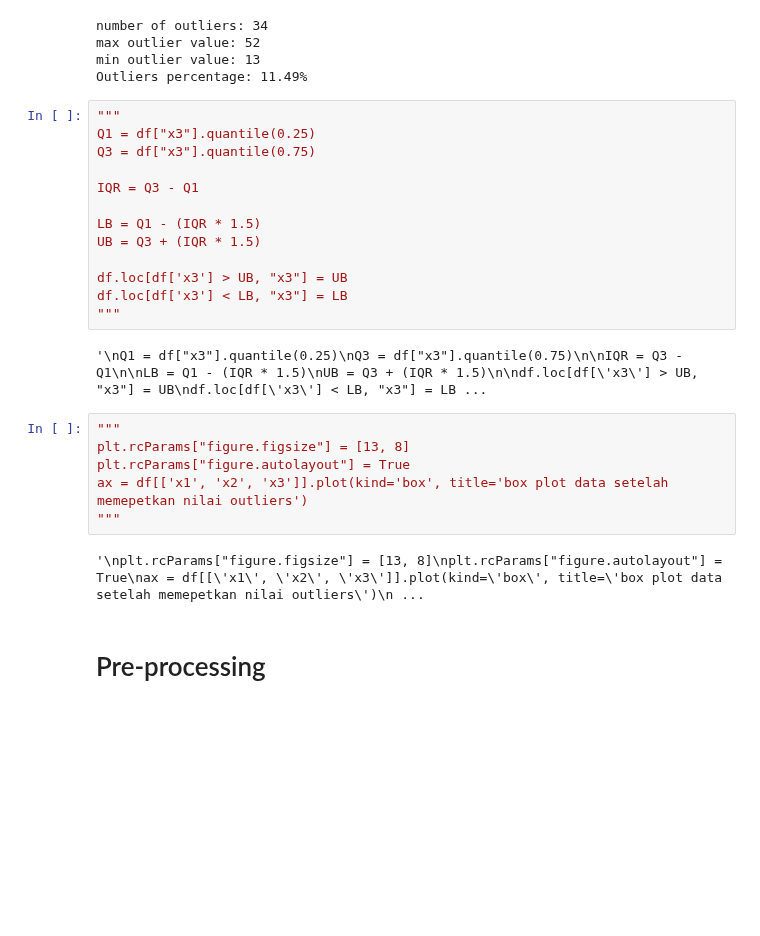
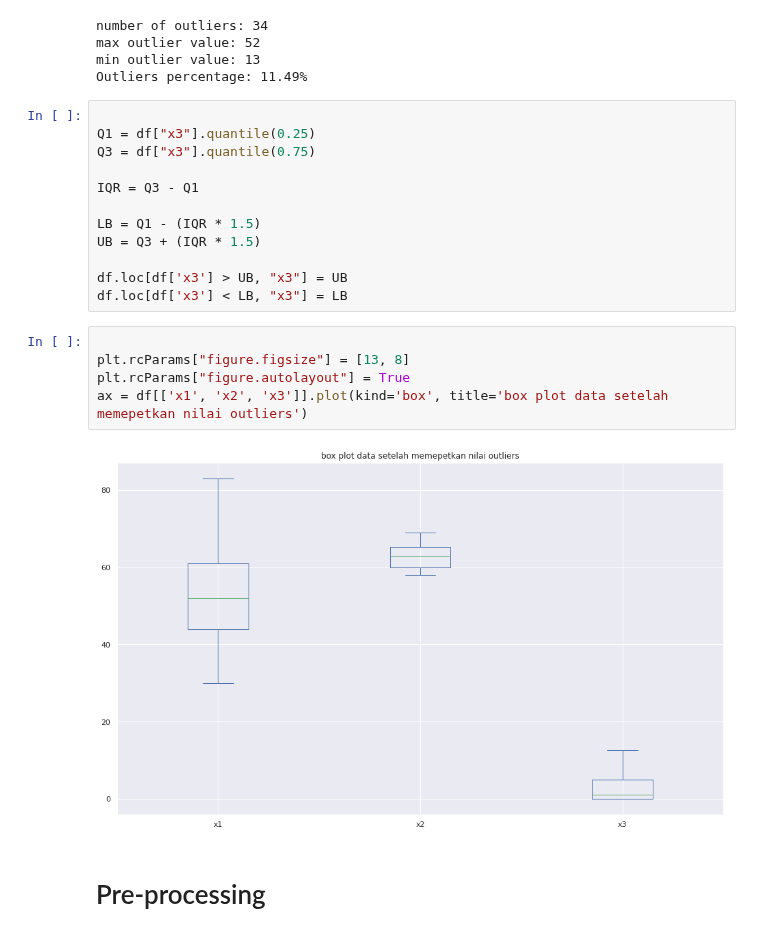
Before and after one commit to khalilullahalfaath/AI_Tubes-03-Learning, a Jupyter notebook: AI_Kelompok_15_Learning.ipynb, the cells around one changed output. Saved outputs shown, nothing was run; the diff lists cells and outputs as text; blank space fills up the shorter version.

```diff
--- a/AI_Kelompok_15_Learning.ipynb
+++ b/AI_Kelompok_15_Learning.ipynb
@@ -195,7 +195,7 @@ max outlier value: 52
 min outlier value: 13
 Outliers percentage: 11.49%
 # %%
-"""
+
 Q1 = df["x3"].quantile(0.25)
 Q3 = df["x3"].quantile(0.75)
 
@@ -206,17 +206,13 @@ UB = Q3 + (IQR * 1.5)
 
 df.loc[df['x3'] > UB, "x3"] = UB
 df.loc[df['x3'] < LB, "x3"] = LB
-"""
-# %% [output]
-'\nQ1 = df["x3"].quantile(0.25)\nQ3 = df["x3"].quantile(0.75)\n\nIQR = Q3 - Q1\n\nLB = Q1 - (IQR * 1.5)\nUB = Q3 + (IQR * 1.5)\n\ndf.loc[df[\'x3\'] > UB, "x3"] = UB\ndf.loc[df[\'x3\'] < LB, "x3"] = LB ...
 # %%
-"""
+
 plt.rcParams["figure.figsize"] = [13, 8]
 plt.rcParams["figure.autolayout"] = True
 ax = df[['x1', 'x2', 'x3']].plot(kind='box', title='box plot data setelah memepetkan nilai outliers')
-"""
 # %% [output]
-'\nplt.rcParams["figure.figsize"] = [13, 8]\nplt.rcParams["figure.autolayout"] = True\nax = df[[\'x1\', \'x2\', \'x3\']].plot(kind=\'box\', title=\'box plot data setelah memepetkan nilai outliers\')\n ...
+[figure, added]
 # %% [markdown]
 # Pre-processing
 # %% [markdown]
```
Also changed, not shown: parts of 15 cells of this notebook.
